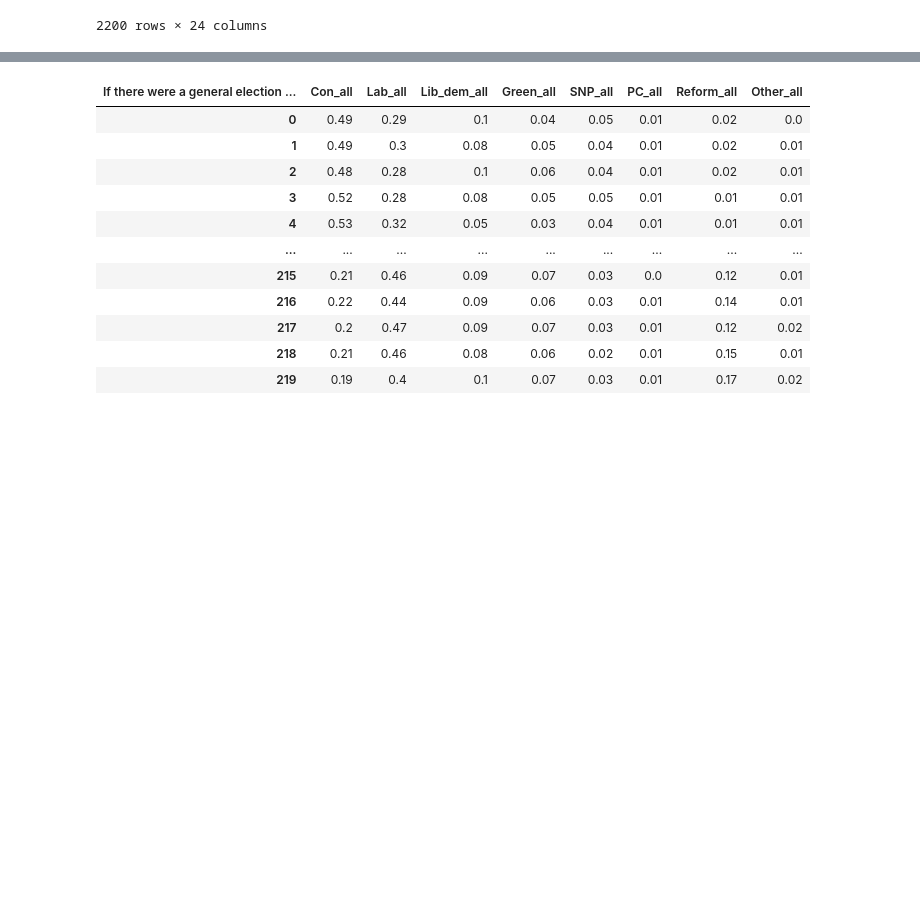
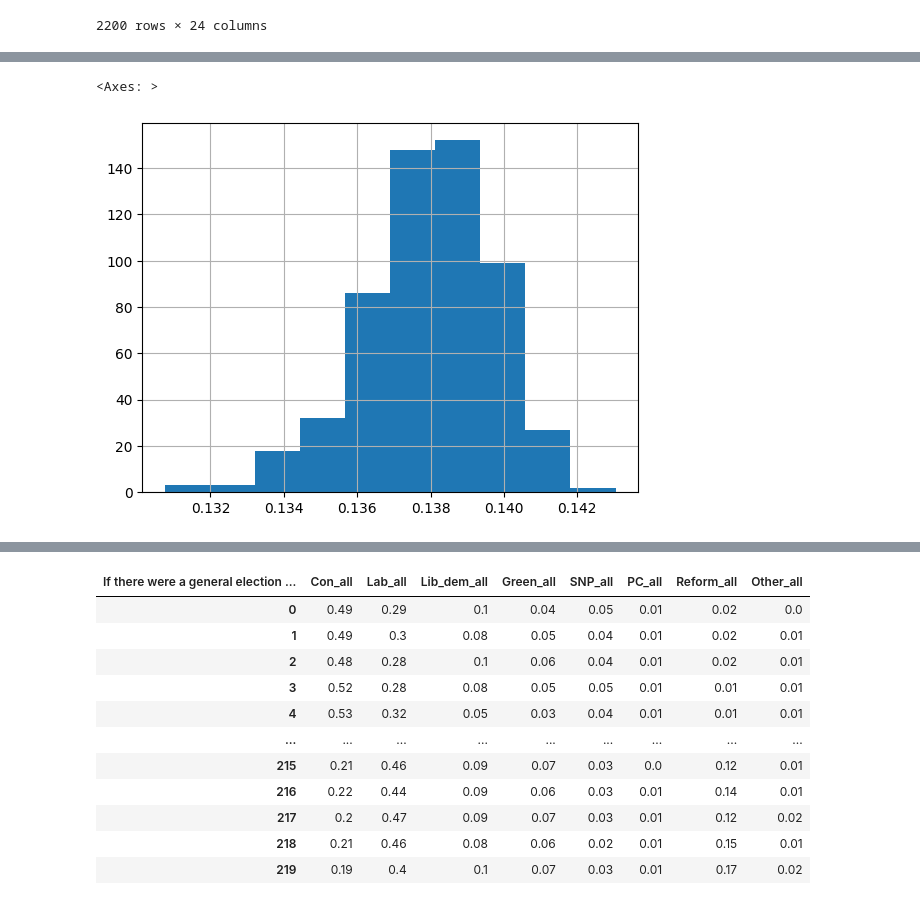
Before and after one commit to z-dickson/UK_2024_GE_Prediction, a Jupyter notebook: demo_MRP.ipynb, the cells around one changed output, grey strips where cells are left out. Drawn from its saved outputs; the diff is of its cells as text; code cells hidden in the pictures; blank space fills up the shorter version.

```diff
--- a/demo_MRP.ipynb
+++ b/demo_MRP.ipynb
@@ -153,0 +330,31 @@ cdf
+# %%
+#Step 1: Estimate Marginal Distributions for Constituency Data
+
+# Constituency Data Preparation:
+# Obtain constituency-level data with the same demographic breakdowns as your survey data (e.g., gender, social class, age).
+# Calculate the marginal distributions of each demographic group within each constituency.
+
+# create constituency level data using census data
+cd = pd.read_csv('data/census_data.csv')
+
+#cd_grouped = harmonize_census_data(cd)
+#cd_grouped['proportion'] = cd_grouped['Observation'] / cd_grouped['total_population']
+#cd_grouped
+
+cd = create_cd_data_agg(cd)
+# drop duplicate columns
+cd = cd.loc[:, ~cd.columns.duplicated()]
+
+cd = cd.set_index('pcon_code')[['18_24','50_64', '65+', '25_49', 'abc1', 'cde2', 'Male', 'Female']]
+cd.columns = ['age_18-24', 'age_50-64', 'age_65+', 'age_25-49', 'social_grade_ABC1',
+       'social_grade_C2DE', 'gender_Male', 'gender_Female']
+
+cd.columns = cd.columns.str.replace('-', '_')
+# %%
+# post stratify the simulated data with the constituency data
+X = pd.get_dummies(simulated_data[['gender', 'social_grade','age']]) * 1
+
+y = simulated_data['con_vote'].values
+
+
+X = X[cd.columns]
@@ -153,0 +375,8 @@ cdf
+# %%
+# estimate the marginal distributions for each demographic group within each constituency
+
+
+model = sm.OLS(y, X).fit()
+
+    # Print the model summary
+print(model.summary())
@@ -154,3 +418,8 @@ cdf
+# %%
+model.predict(cd).reset_index()[0].hist()
+# %% [output]
+<Axes: >
+[figure, added]
 # %%
 brexit = pd.read_csv('data/ge_19_hp_all.csv')
 
```
Also changed, not shown: parts of 37 cells of this notebook, 3 other files.
